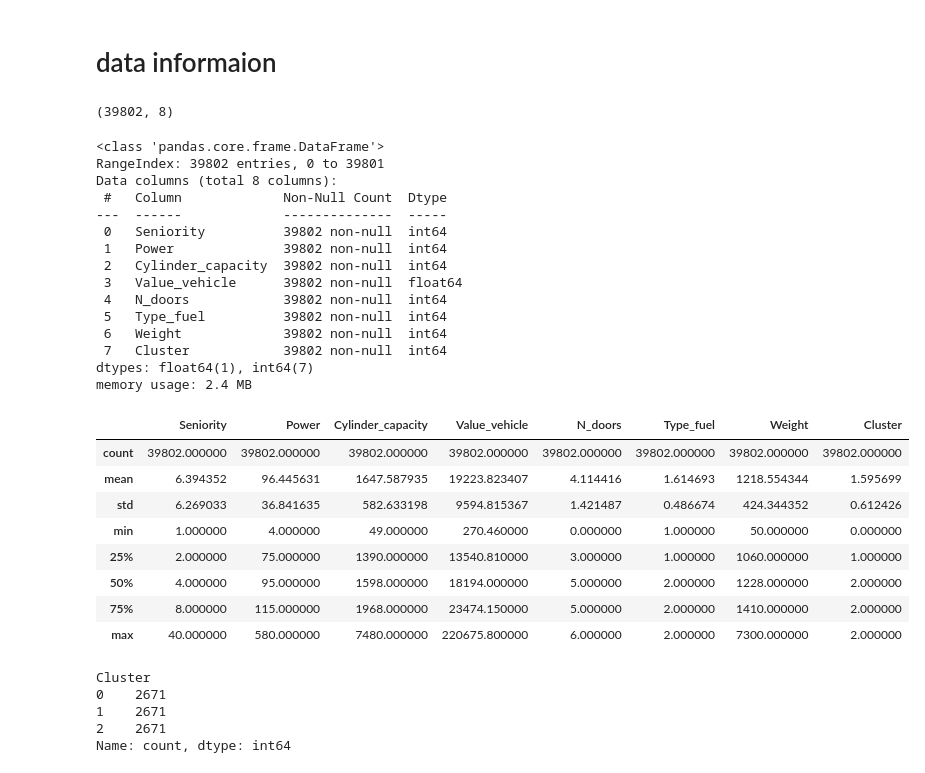
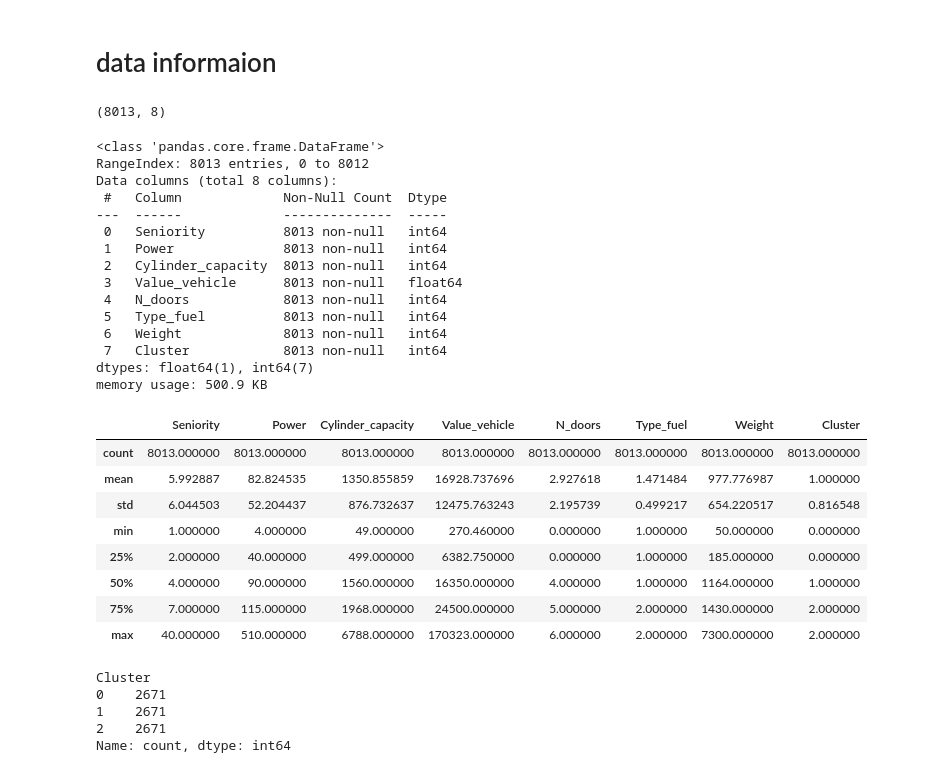
Before and after one commit to ZOHSGroupe/ML-system-recommendation, a Jupyter notebook: sepervised-insurnace.ipynb, the cells around one changed output. Cells and saved outputs as stored; diff of their text form; code cells hidden in the pictures.

```diff
--- a/sepervised-insurnace.ipynb
+++ b/sepervised-insurnace.ipynb
@@ -126,39 +126,39 @@ balanced_insurance
 # %% [markdown]
 # data informaion
 # %%
-insurance.shape
+balanced_insurance.shape
 # %% [output]
-(39802, 8)
+(8013, 8)
 # %%
-insurance.info()
+balanced_insurance.info()
 # %% [output]
 <class 'pandas.core.frame.DataFrame'>
-RangeIndex: 39802 entries, 0 to 39801
+RangeIndex: 8013 entries, 0 to 8012
 Data columns (total 8 columns):
  #   Column             Non-Null Count  Dtype
 ---  ------             --------------  -----
- 0   Seniority          39802 non-null  int64
- 1   Power              39802 non-null  int64
- 2   Cylinder_capacity  39802 non-null  int64
- 3   Value_vehicle      39802 non-null  float64
- 4   N_doors            39802 non-null  int64
- 5   Type_fuel          39802 non-null  int64
- 6   Weight             39802 non-null  int64
- 7   Cluster            39802 non-null  int64
+ 0   Seniority          8013 non-null   int64
+ 1   Power              8013 non-null   int64
+ 2   Cylinder_capacity  8013 non-null   int64
+ 3   Value_vehicle      8013 non-null   float64
+ 4   N_doors            8013 non-null   int64
+ 5   Type_fuel          8013 non-null   int64
+ 6   Weight             8013 non-null   int64
+ 7   Cluster            8013 non-null   int64
 dtypes: float64(1), int64(7)
-memory usage: 2.4 MB
+memory usage: 500.9 KB
 # %%
-insurance.describe()
+balanced_insurance.describe()
 # %% [output]
 |  | Seniority | Power | Cylinder_capacity | Value_vehicle | N_doors | Type_fuel | Weight | Cluster |
-| count | 39802.000000 | 39802.000000 | 39802.000000 | 39802.000000 | 39802.000000 | 39802.000000 | 39802.000000 | 39802.000000 |
-| mean | 6.394352 | 96.445631 | 1647.587935 | 19223.823407 | 4.114416 | 1.614693 | 1218.554344 | 1.595699 |
-| std | 6.269033 | 36.841635 | 582.633198 | 9594.815367 | 1.421487 | 0.486674 | 424.344352 | 0.612426 |
+| count | 8013.000000 | 8013.000000 | 8013.000000 | 8013.000000 | 8013.000000 | 8013.000000 | 8013.000000 | 8013.000000 |
+| mean | 5.992887 | 82.824535 | 1350.855859 | 16928.737696 | 2.927618 | 1.471484 | 977.776987 | 1.000000 |
+| std | 6.044503 | 52.204437 | 876.732637 | 12475.763243 | 2.195739 | 0.499217 | 654.220517 | 0.816548 |
 | min | 1.000000 | 4.000000 | 49.000000 | 270.460000 | 0.000000 | 1.000000 | 50.000000 | 0.000000 |
-| 25% | 2.000000 | 75.000000 | 1390.000000 | 13540.810000 | 3.000000 | 1.000000 | 1060.000000 | 1.000000 |
-| 50% | 4.000000 | 95.000000 | 1598.000000 | 18194.000000 | 5.000000 | 2.000000 | 1228.000000 | 2.000000 |
-| 75% | 8.000000 | 115.000000 | 1968.000000 | 23474.150000 | 5.000000 | 2.000000 | 1410.000000 | 2.000000 |
-| max | 40.000000 | 580.000000 | 7480.000000 | 220675.800000 | 6.000000 | 2.000000 | 7300.000000 | 2.000000 |
+| 25% | 2.000000 | 40.000000 | 499.000000 | 6382.750000 | 0.000000 | 1.000000 | 185.000000 | 0.000000 |
+| 50% | 4.000000 | 90.000000 | 1560.000000 | 16350.000000 | 4.000000 | 1.000000 | 1164.000000 | 1.000000 |
+| 75% | 7.000000 | 115.000000 | 1968.000000 | 24500.000000 | 5.000000 | 2.000000 | 1430.000000 | 2.000000 |
+| max | 40.000000 | 510.000000 | 6788.000000 | 170323.000000 | 6.000000 | 2.000000 | 7300.000000 | 2.000000 |
 # %%
 balanced_insurance['Cluster'].value_counts()
 # %% [output]
```
Also changed, not shown: parts of 12 cells of this notebook.
